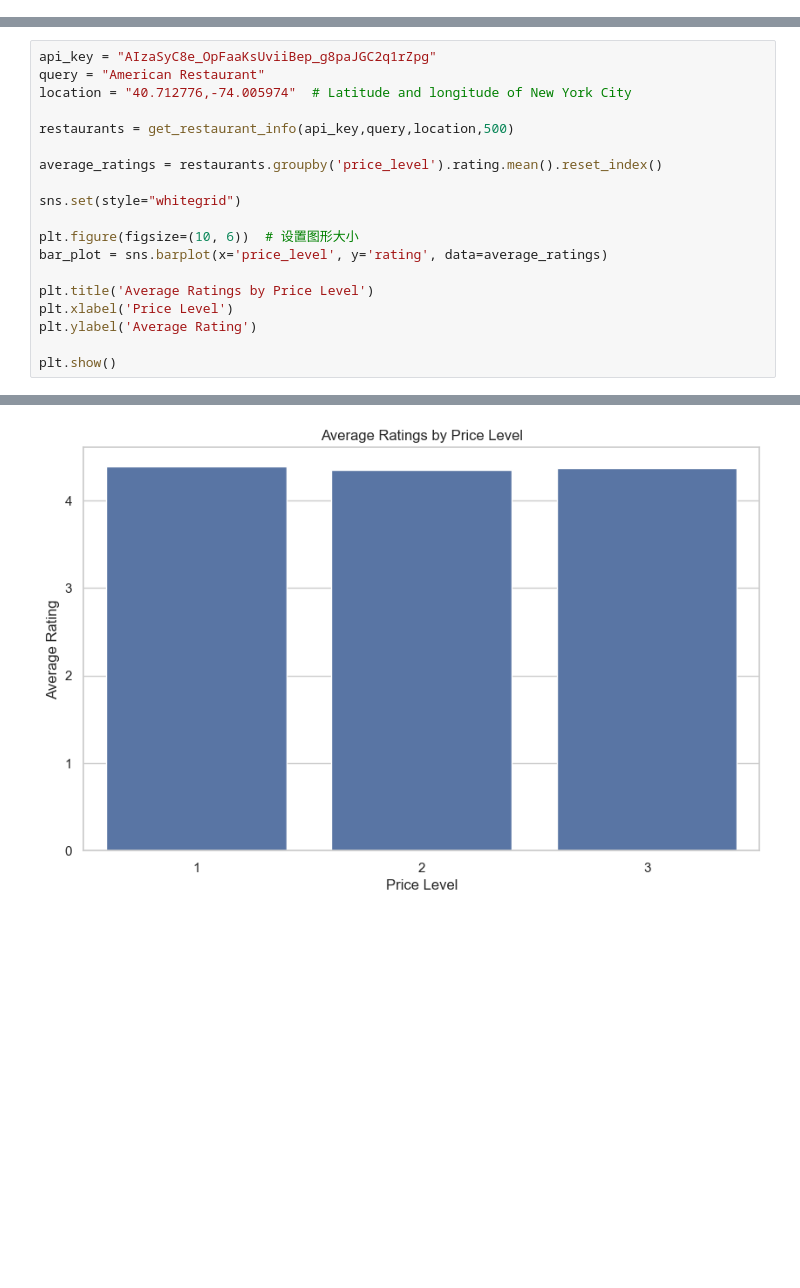
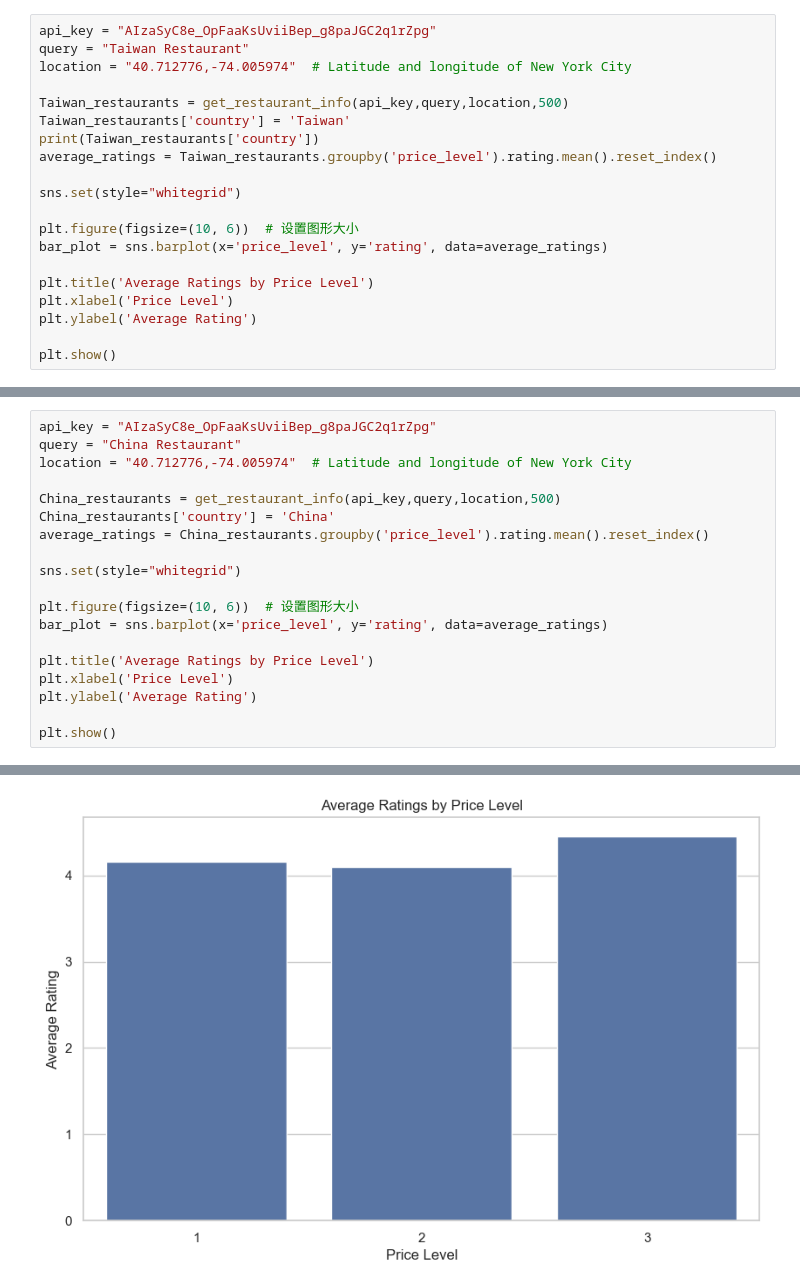
Before and after one commit to Wu-Yu-hsien/NYC-restaurants-analysis, a Jupyter notebook: finalproject.ipynb, the cells around one changed output, grey strips where cells are left out. Cells and saved outputs as stored; diff of their text form; blank space fills up the shorter version.

```diff
--- a/finalproject.ipynb
+++ b/finalproject.ipynb
@@ -163,0 +297,20 @@ Index: 59
+# %%
+api_key = "AIzaSyC8e_OpFaaKsUviiBep_g8paJGC2q1rZpg"
+query = "Taiwan Restaurant"
+location = "40.712776,-74.005974"  # Latitude and longitude of New York City
+
+Taiwan_restaurants = get_restaurant_info(api_key,query,location,500)
+Taiwan_restaurants['country'] = 'Taiwan'
+print(Taiwan_restaurants['country'])
+average_ratings = Taiwan_restaurants.groupby('price_level').rating.mean().reset_index()
+
+sns.set(style="whitegrid")
+
+plt.figure(figsize=(10, 6))  # 设置图形大小
+bar_plot = sns.barplot(x='price_level', y='rating', data=average_ratings)
+
+plt.title('Average Ratings by Price Level')
+plt.xlabel('Price Level')
+plt.ylabel('Average Rating')
+
+plt.show()
@@ -164,11 +353,11 @@ Index: 59
 # %%
 api_key = "AIzaSyC8e_OpFaaKsUviiBep_g8paJGC2q1rZpg"
-query = "American Restaurant"
+query = "China Restaurant"
 location = "40.712776,-74.005974"  # Latitude and longitude of New York City
 
-restaurants = get_restaurant_info(api_key,query,location,500)
-
-average_ratings = restaurants.groupby('price_level').rating.mean().reset_index()
+China_restaurants = get_restaurant_info(api_key,query,location,500)
+China_restaurants['country'] = 'China'
+average_ratings = China_restaurants.groupby('price_level').rating.mean().reset_index()
 
 sns.set(style="whitegrid")
 
@@ -197,5 +386,5 @@ plt.show()
 Index: 56
 Index: 57
 Index: 58
 Index: 59
-[figure, old version]
+[figure, new version]
```
Also changed, not shown: parts of 10 cells of this notebook.
